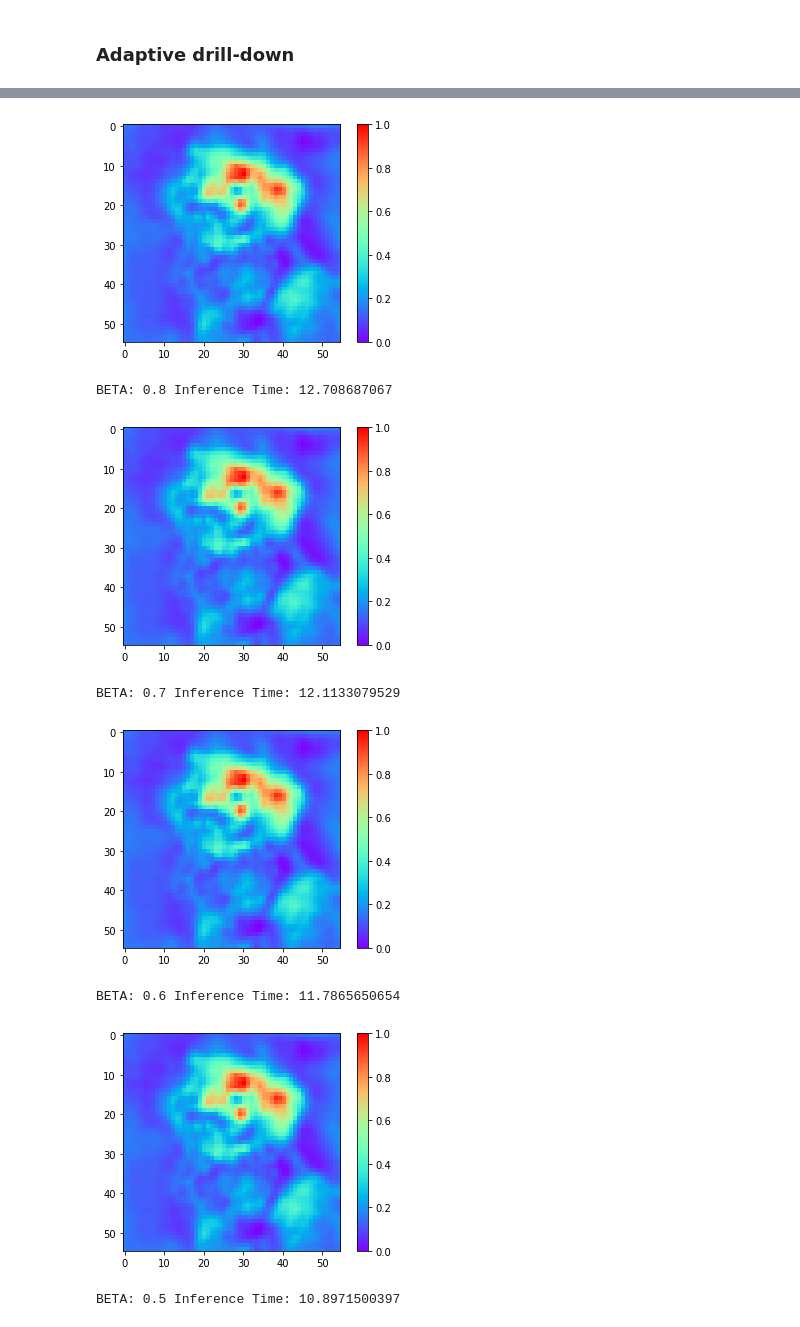
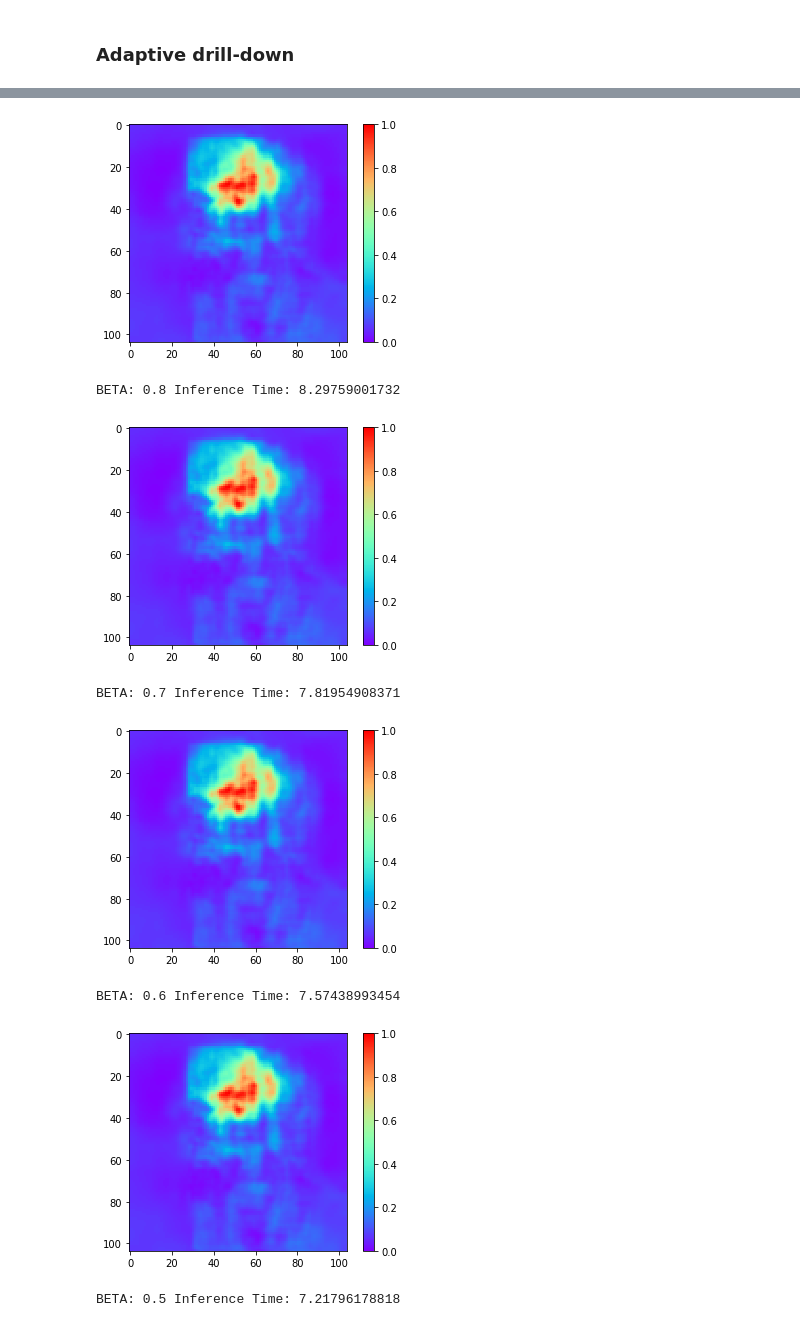
Before and after one commit to xil222/krypton, a Jupyter notebook: notebooks/cuda_impl.ipynb, the cells around one changed output, grey strips where cells are left out. Saved outputs shown, nothing was run; the diff lists cells and outputs as text; code cells hidden in the pictures.

```diff
--- a/notebooks/cuda_impl.ipynb
+++ b/notebooks/cuda_impl.ipynb
@@ -19,7 +19,7 @@ interested_logit_index = 208
 # %%
 # torch.cuda.synchronize()
 prev_time = time.time()
-outputs_full = full_inference_e2e(VGG16, image_file_path, 4, 4, interested_logit_index, batch_size=128)
+outputs_full = full_inference_e2e(VGG16, image_file_path, 16, 2, interested_logit_index, batch_size=128)
 torch.cuda.synchronize()
 full_inference_time = time.time() - prev_time
 print("Full Inference Time: " + str(full_inference_time))
@@ -69,7 +69,7 @@ mse = []
 
 for beta in [1.0, 0.9, 0.8, 0.7, 0.6, 0.5, 0.4, 0.3]:
     prev_time = time.time()
-    outputs_inc_final = inc_inference(beta, patch_size=4, stride=4)
+    outputs_inc_final = inc_inference(beta, patch_size=16, stride=2)
     inc_inference_time = time.time()-prev_time
     times.append(inc_inference_time)
     mse.append(((outputs_inc_final - outputs_full_final) ** 2).mean(axis=None))
@@ -110,7 +110,7 @@ mse = []
 
 for beta in [1.0, 0.9, 0.8, 0.7, 0.6, 0.5, 0.4, 0.3]:
     prev_time = time.time()
-    outputs_inc_final = inc_inference(beta, patch_size=4, stride=4, adaptive=True)
+    outputs_inc_final = inc_inference(beta, patch_size=16, stride=2, adaptive=True)
     inc_inference_time = time.time()-prev_time
     times.append(inc_inference_time)
     mse.append(((outputs_inc_final - outputs_full_final) ** 2).mean(axis=None))
@@ -132,8 +132,8 @@ BETA: 0.9 Inference Time: 12.7233128548
-[figure, old version]
+[figure, new version]
-BETA: 0.8 Inference Time: 12.708687067
+BETA: 0.8 Inference Time: 8.29759001732
-[figure, old version]
+[figure, new version]
-BETA: 0.7 Inference Time: 12.1133079529
+BETA: 0.7 Inference Time: 7.81954908371
-[figure, old version]
+[figure, new version]
-BETA: 0.6 Inference Time: 11.7865650654
+BETA: 0.6 Inference Time: 7.57438993454
-[figure, old version]
+[figure, new version]
-BETA: 0.5 Inference Time: 10.8971500397
+BETA: 0.5 Inference Time: 7.21796178818
```
Also changed, not shown: parts of 6 cells of this notebook, 1 other file.
